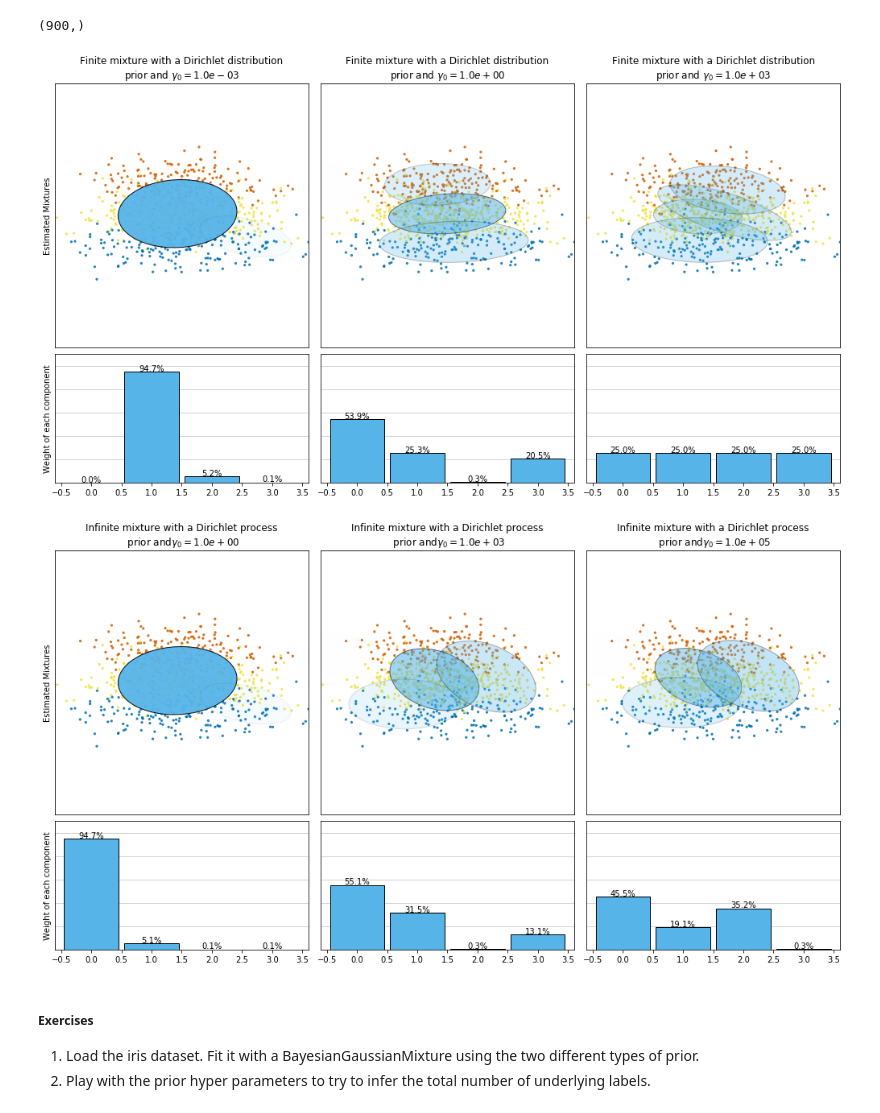
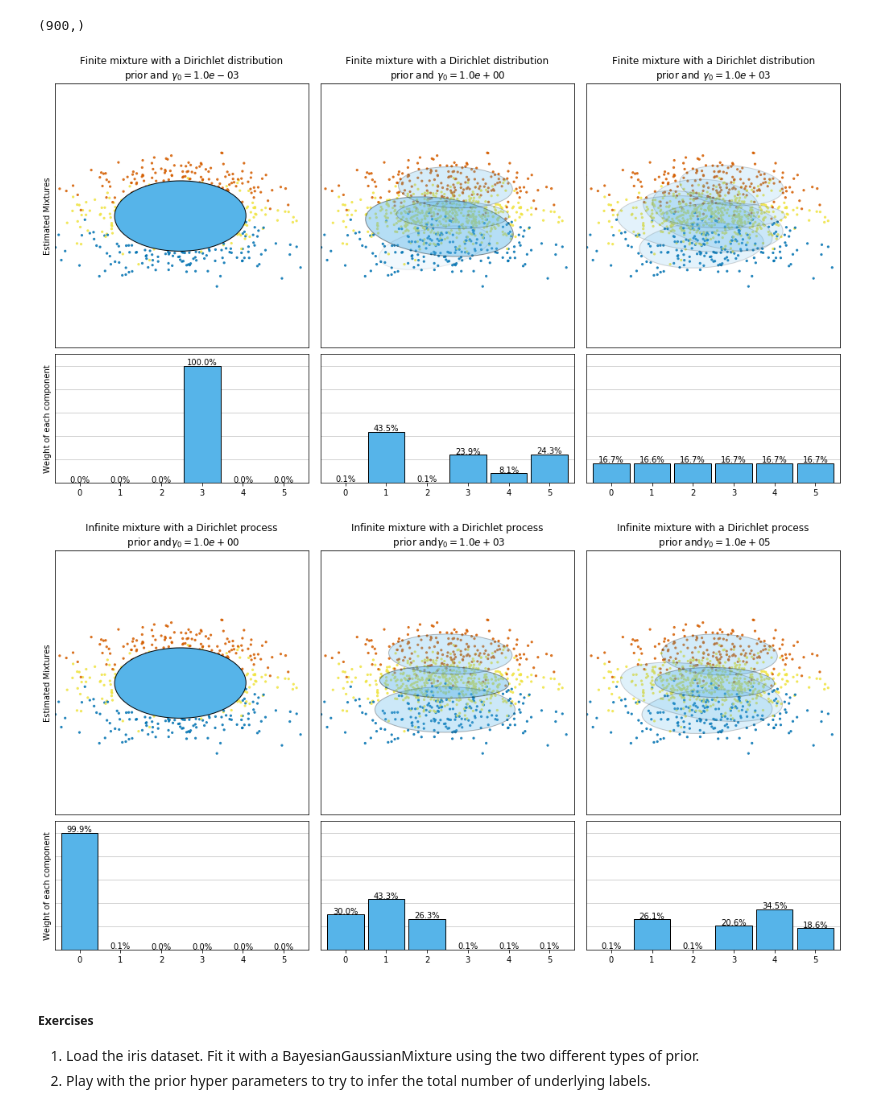
Before and after one commit to lucianopaz/statistical_machine_learning, a Jupyter notebook: notebooks/Clustering and GMM tutorial.ipynb, the cells around one changed output. Drawn from its saved outputs; the diff is of its cells as text; code cells hidden in the pictures.

```diff
--- a/notebooks/Clustering and GMM tutorial.ipynb
+++ b/notebooks/Clustering and GMM tutorial.ipynb
@@ -323,7 +324,7 @@ def plot_ellipses(ax, weights, means, covars):
         ax.add_artist(ell)
 
 
-def plot_results(ax1, ax2, estimator, X, y, title, plot_title=False):
+def plot_results(ax1, ax2, estimator, X, y, title, plot_title=False, n_components=2):
     ax1.set_title(title)
     colors = np.array(['#0072B2', '#F0E442', '#D55E00'])
     ax1.scatter(X[:, 0], X[:, 1], s=5, marker='o', color=colors[y], alpha=0.8)
@@ -341,7 +342,7 @@ def plot_results(ax1, ax2, estimator, X, y, title, plot_title=False):
                 align='center', edgecolor='black')
         ax2.text(k, w + 0.007, "%.1f%%" % (w * 100.),
                  horizontalalignment='center')
-    ax2.set_xlim(-.6, 2 * len(mean) - .4)
+    ax2.set_xlim(-.6, 2 * n_components - .4)
     ax2.set_ylim(0., 1.1)
     ax2.tick_params(axis='y', which='both', left=False,
                     right=False, labelleft=False)
@@ -358,10 +359,11 @@ samples = np.array([200, 500, 200])
 means = np.array([[.0, -.70],
                   [.0, .0],
                   [.0, .70]])
+n_components = len(means)
 X, y = data_generator(
     mean=means,
     covariance=covars,
-    n_components=len(centers),
+    n_components=n_components,
     return_labels=True,
     size=900,
     component_prob=samples / np.sum(samples)
@@ -372,34 +374,34 @@ print(y.shape)
 # %%
 estimators = [
     ("Finite mixture with a Dirichlet distribution\nprior and "
      r"$\gamma_0=$", BayesianGaussianMixture(
         weight_concentration_prior_type="dirichlet_distribution",
-        n_components=2 * len(mean), reg_covar=0, init_params='random',
+        n_components=2 * n_components, reg_covar=0, init_params='random',
         max_iter=1500, mean_precision_prior=.8,), [0.001, 1, 1000]),
     ("Infinite mixture with a Dirichlet process\n prior and" r"$\gamma_0=$",
      BayesianGaussianMixture(
         weight_concentration_prior_type="dirichlet_process",
-        n_components=2 * len(mean), reg_covar=0, init_params='random',
+        n_components=2 * n_components, reg_covar=0, init_params='random',
         max_iter=1500, mean_precision_prior=.8), [1, 1000, 100000])]
 
 # Plot results in two different figures
 for (title, estimator, concentrations_prior) in estimators:
     plt.figure(figsize=(4.7 * 3, 8))
     plt.subplots_adjust(bottom=.04, top=0.90, hspace=.05, wspace=.05,
                         left=.03, right=.99)
 
     gs = gridspec.GridSpec(3, len(concentrations_prior))
     for k, concentration in enumerate(concentrations_prior):
         estimator.weight_concentration_prior = concentration
         estimator.fit(X)
         plot_results(plt.subplot(gs[0:2, k]), plt.subplot(gs[2, k]), estimator,
                      X, y, r"%s$%.1e$" % (title, concentration),
-                     plot_title=k == 0)
+                     plot_title=k == 0, n_components=n_components)
 
 plt.show()
 # %% [output]
-[figure, old version]
+[figure, new version]
-[figure, old version]
+[figure, new version]
 # %% [markdown]
 ##### Exercises
 1. Load the iris dataset. Fit it with a BayesianGaussianMixture using the two different types of prior.
```
Also changed, not shown: parts of 25 cells of this notebook.
